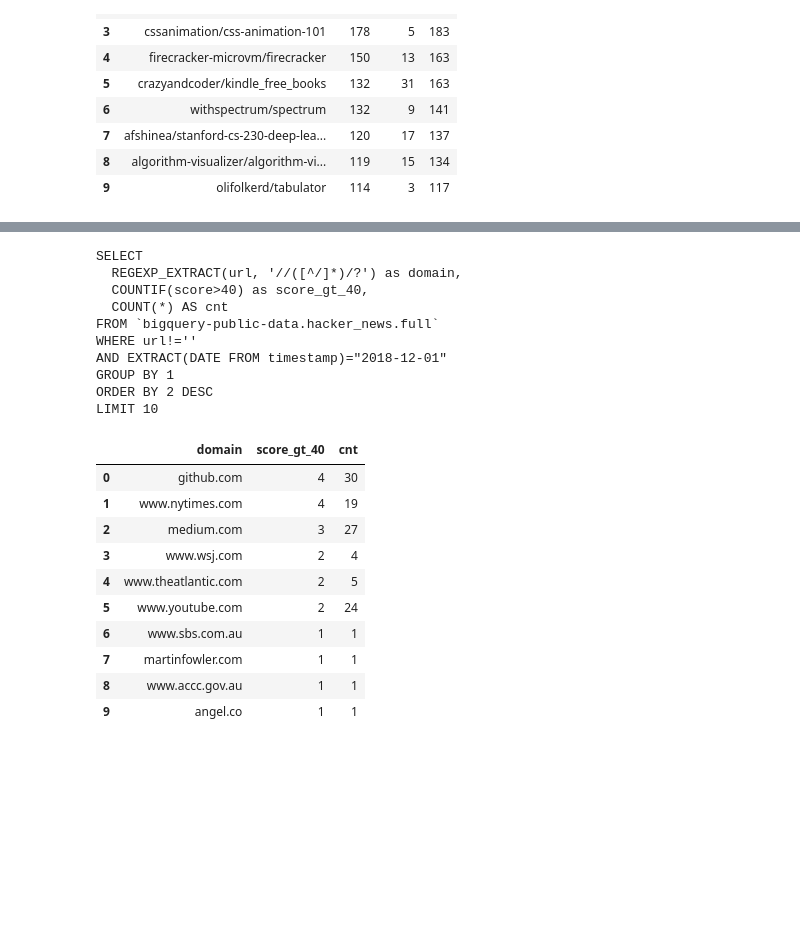
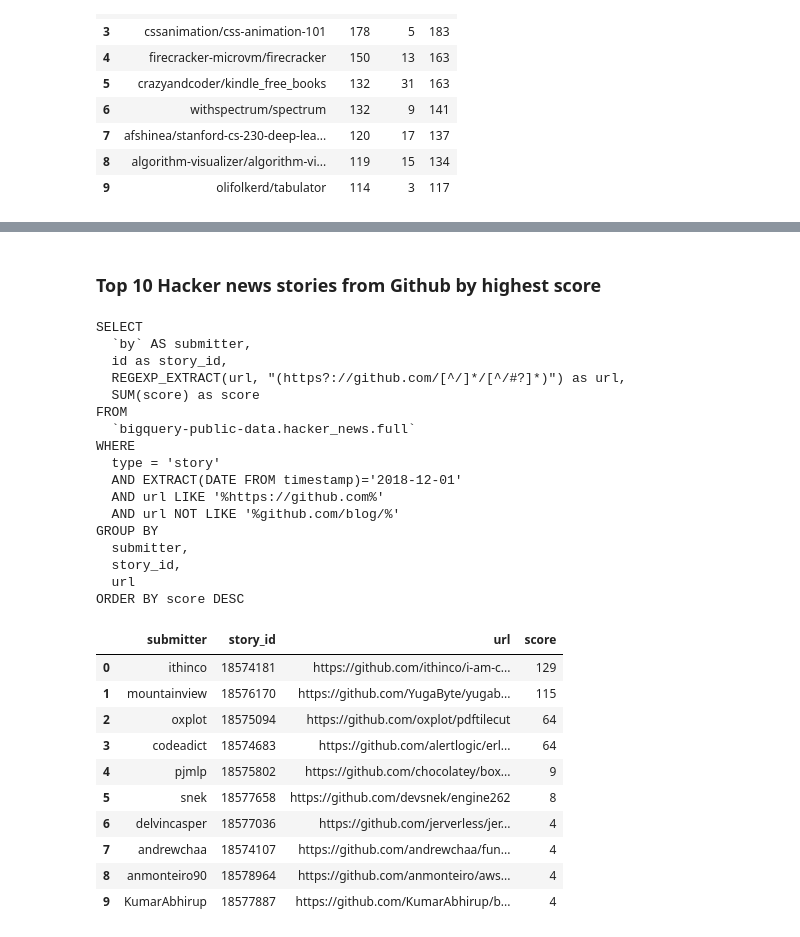
Before and after one commit to tuanavu/airflow-tutorial, a Jupyter notebook: notebooks/gcloud-example/github-trend-analysis.ipynb, the cells around one changed output, grey strips where cells are left out. Drawn from its saved outputs; the diff is of its cells as text; code cells hidden in the pictures; blank space fills up the shorter version.

Commit message:
Update github-trend-analysis

```diff
--- a/notebooks/gcloud-example/github-trend-analysis.ipynb
+++ b/notebooks/gcloud-example/github-trend-analysis.ipynb
@@ -7,6 +7,7 @@ import pandas as pd
 ## Input parameters
 # %%
 project_id = "your-project-id"
-process_date = "20181201"
+process_date = "2018-12-01"
+process_date_nodash = "20181201"
 # %% [markdown]
 ## Exploratory Data Analysis
@@ -175,40 +227,56 @@ LIMIT 10
+# %% [markdown]
+### Top 10 Hacker news stories from Github by highest score
 # %%
 query = """
 SELECT
-  REGEXP_EXTRACT(url, '//([^/]*)/?') as domain,
-  COUNTIF(score>40) as score_gt_40,
-  COUNT(*) AS cnt
-FROM `bigquery-public-data.hacker_news.full`
-WHERE url!=''
-AND EXTRACT(DATE FROM timestamp)="2018-12-01"
-GROUP BY 1
-ORDER BY 2 DESC
-LIMIT 10
+  `by` AS submitter,
+  id as story_id,
+  REGEXP_EXTRACT(url, "(https?://github.com/[^/]*/[^/#?]*)") as url,
+  SUM(score) as score
+FROM
+  `bigquery-public-data.hacker_news.full`
+WHERE
+  type = 'story'
+  AND EXTRACT(DATE FROM timestamp)='{0}'
+  AND url LIKE '%https://github.com%'
+  AND url NOT LIKE '%github.com/blog/%'
+GROUP BY
+  submitter,
+  story_id,
+  url
+ORDER BY score DESC
 """.format(process_date)
 
 print (query)
 
 df = pd.read_gbq(query, project_id=project_id, dialect='standard')
-df.head(20)
+df.head(10)
 # %% [output]
 SELECT
-  REGEXP_EXTRACT(url, '//([^/]*)/?') as domain,
-  COUNTIF(score>40) as score_gt_40,
-  COUNT(*) AS cnt
-FROM `bigquery-public-data.hacker_news.full`
-WHERE url!=''
-AND EXTRACT(DATE FROM timestamp)="2018-12-01"
-GROUP BY 1
-ORDER BY 2 DESC
-LIMIT 10
+  `by` AS submitter,
+  id as story_id,
+  REGEXP_EXTRACT(url, "(https?://github.com/[^/]*/[^/#?]*)") as url,
+  SUM(score) as score
+FROM
+  `bigquery-public-data.hacker_news.full`
+WHERE
+  type = 'story'
+  AND EXTRACT(DATE FROM timestamp)='2018-12-01'
+  AND url LIKE '%https://github.com%'
+  AND url NOT LIKE '%github.com/blog/%'
+GROUP BY
+  submitter,
+  story_id,
+  url
+ORDER BY score DESC
-|  | domain | score_gt_40 | cnt |
-| 0 | github.com | 4 | 30 |
-| 1 | www.nytimes.com | 4 | 19 |
-| 2 | medium.com | 3 | 27 |
-| 3 | www.wsj.com | 2 | 4 |
-| 4 | www.theatlantic.com | 2 | 5 |
-| 5 | www.youtube.com | 2 | 24 |
-| 6 | www.sbs.com.au | 1 | 1 |
-| 7 | martinfowler.com | 1 | 1 |
-| 8 | www.accc.gov.au | 1 | 1 |
-| 9 | angel.co | 1 | 1 |
+|  | submitter | story_id | url | score |
+| 0 | ithinco | 18574181 | https://github.com/ithinco/i-am-c... | 129 |
+| 1 | mountainview | 18576170 | https://github.com/YugaByte/yugab... | 115 |
+| 2 | oxplot | 18575094 | https://github.com/oxplot/pdftilecut | 64 |
+| 3 | codeadict | 18574683 | https://github.com/alertlogic/erl... | 64 |
+| 4 | pjmlp | 18575802 | https://github.com/chocolatey/box... | 9 |
+| 5 | snek | 18577658 | https://github.com/devsnek/engine262 | 8 |
+| 6 | delvincasper | 18577036 | https://github.com/jerverless/jer... | 4 |
+| 7 | andrewchaa | 18574107 | https://github.com/andrewchaa/fun... | 4 |
+| 8 | anmonteiro90 | 18578964 | https://github.com/anmonteiro/aws... | 4 |
+| 9 | KumarAbhirup | 18577887 | https://github.com/KumarAbhirup/b... | 4 |
```
Also changed, not shown: parts of 21 cells of this notebook.
